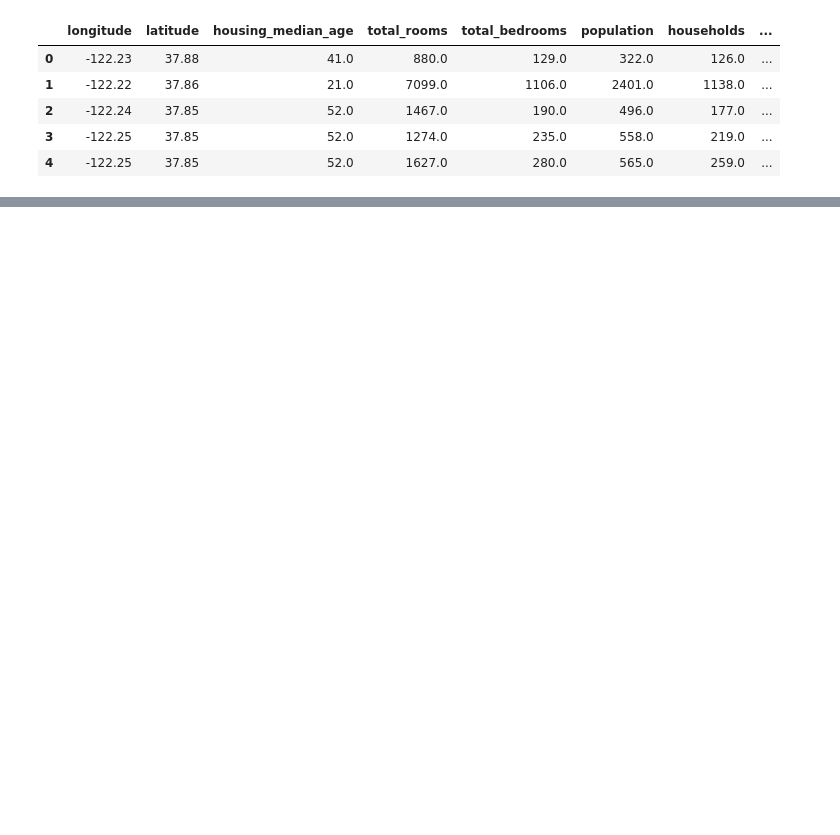
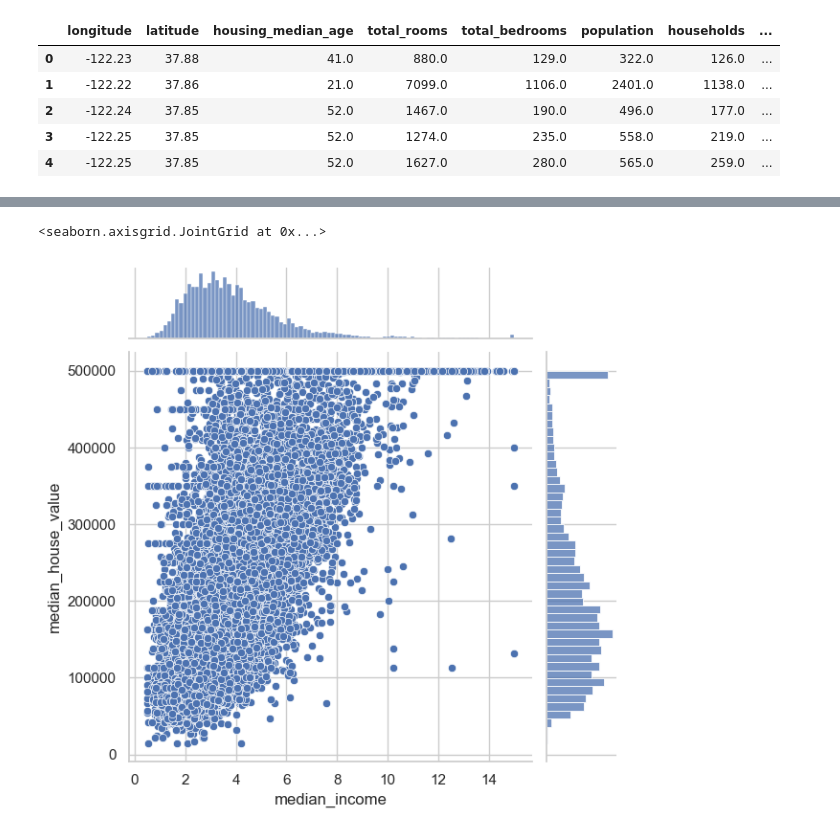
Before and after one commit to arcadiopfz/CSCN8010-labs, a Jupyter notebook: Lab3-Arca/Lab3_code_arca.ipynb, the cells around one changed output, grey strips where cells are left out. Saved outputs shown, nothing was run; the diff lists cells and outputs as text; code cells hidden in the pictures; blank space fills up the shorter version.

```diff
--- a/Lab3-Arca/Lab3_code_arca.ipynb
+++ b/Lab3-Arca/Lab3_code_arca.ipynb
@@ -70,0 +100,8 @@ import matplotlib.pyplot as plt
+# %%
+# using seaborn scatter plot, plot the median_house_value vs median_income
+
+sns.set(style="whitegrid", color_codes=True)
+sns.jointplot(x="median_income", y="median_house_value", data=house)
+# %% [output]
+<seaborn.axisgrid.JointGrid at 0x...>
+[figure, added]
```
Also changed, not shown: parts of 60 cells of this notebook, 2 other files.
